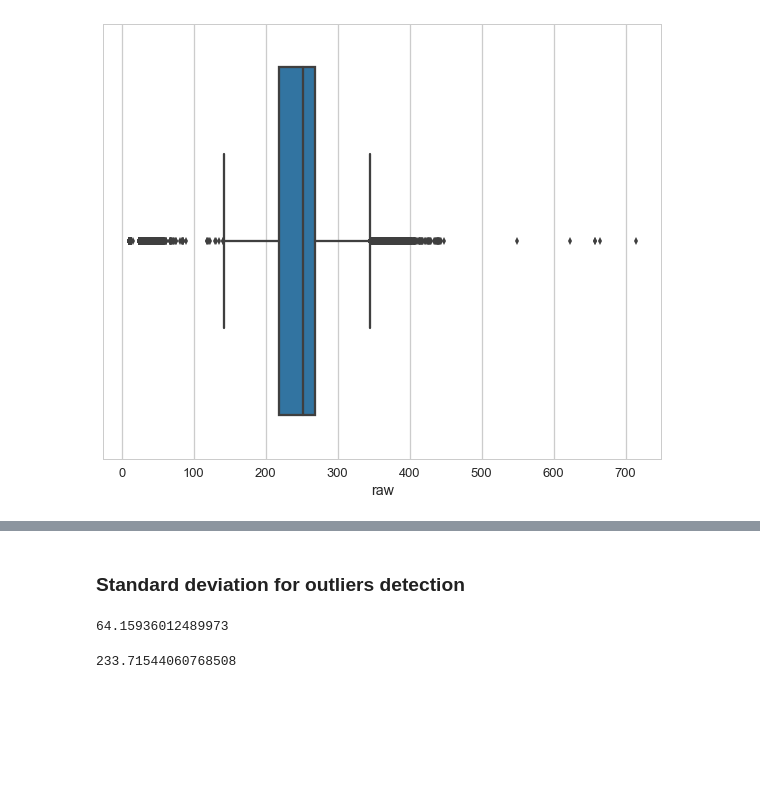
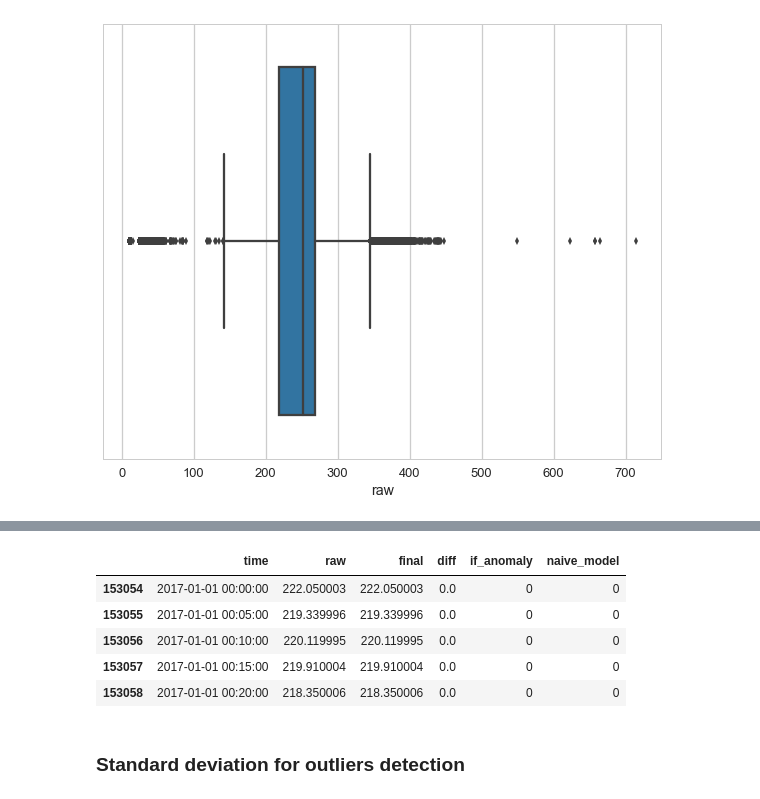
Before and after one commit to efemeryds/flow_exploration, a Jupyter notebook: notebooks/anomalies-detection-site-[7881].ipynb, the cells around one changed output, grey strips where cells are left out. Cells and saved outputs as stored; diff of their text form; code cells hidden in the pictures; blank space fills up the shorter version.

```diff
--- a/notebooks/anomalies-detection-site-[7881].ipynb
+++ b/notebooks/anomalies-detection-site-[7881].ipynb
@@ -223,10 +209,11 @@ sns.boxplot(x=all_data['raw'])
+# %%
+a_test.head()
+# %% [output]
+|  | time | raw | final | diff | if_anomaly | naive_model |
+| 153054 | 2017-01-01 00:00:00 | 222.050003 | 222.050003 | 0.0 | 0 | 0 |
+| 153055 | 2017-01-01 00:05:00 | 219.339996 | 219.339996 | 0.0 | 0 | 0 |
+| 153056 | 2017-01-01 00:10:00 | 220.119995 | 220.119995 | 0.0 | 0 | 0 |
+| 153057 | 2017-01-01 00:15:00 | 219.910004 | 219.910004 | 0.0 | 0 | 0 |
+| 153058 | 2017-01-01 00:20:00 | 218.350006 | 218.350006 | 0.0 | 0 | 0 |
 # %% [markdown]
 ### Standard deviation for outliers detection
-# %%
-statistics.stdev(all_data['raw'])
-# %% [output]
-64.15936012489973
-# %%
-statistics.mean(all_data['raw'])
-# %% [output]
-233.71544060768508
```
Also changed, not shown: parts of 28 cells of this notebook.
